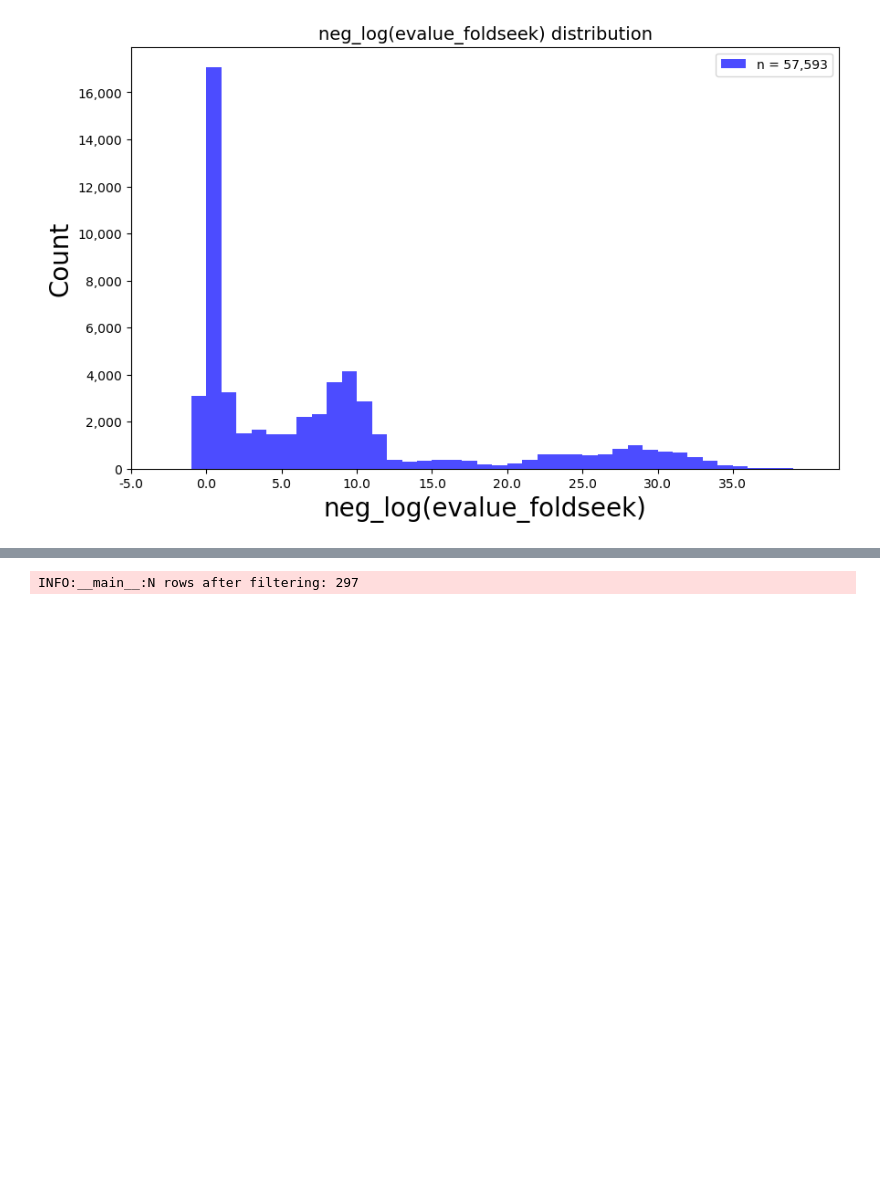
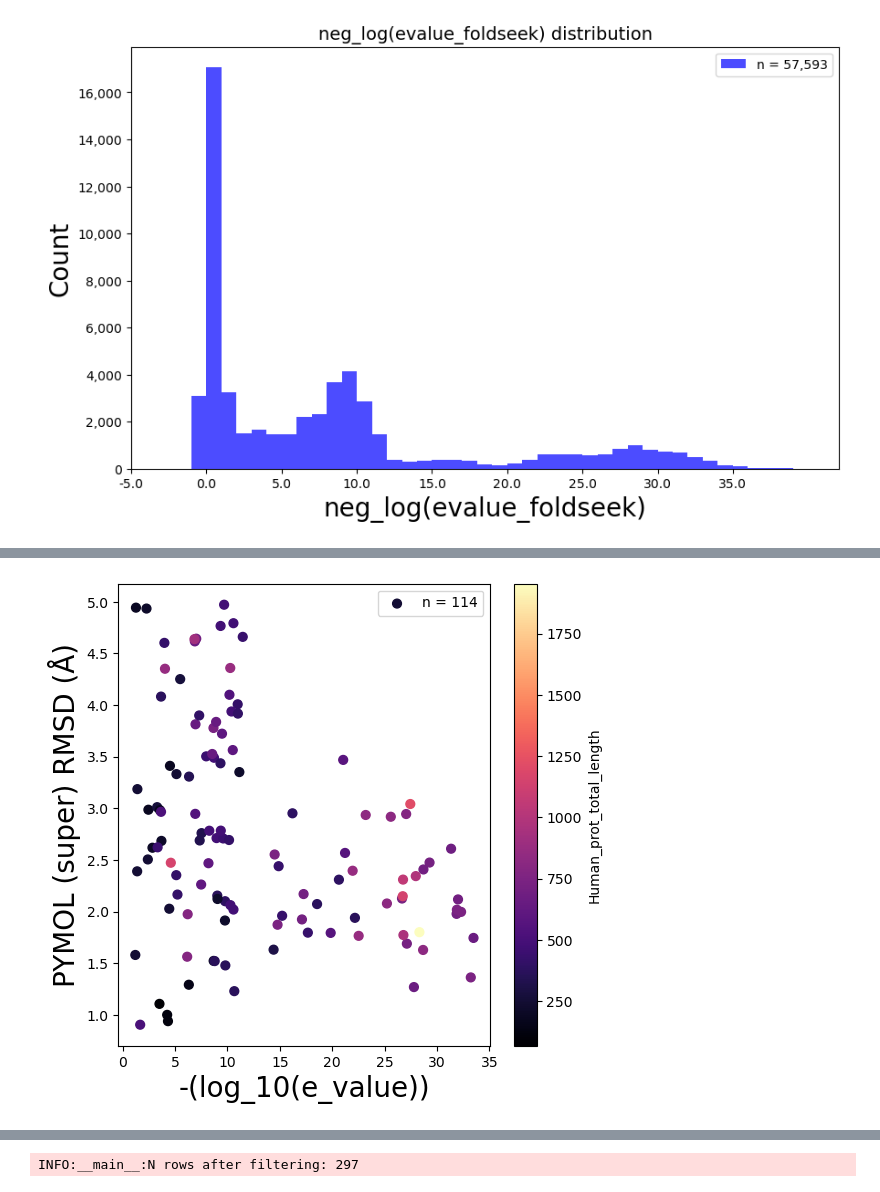
Before and after one commit to juliandeanmoran/BISSH, a Jupyter notebook: testing/explore_zorya.ipynb, the cells around one changed output, grey strips where cells are left out. Drawn from its saved outputs; the diff is of its cells as text; code cells hidden in the pictures; blank space fills up the shorter version.

```diff
--- a/testing/explore_zorya.ipynb
+++ b/testing/explore_zorya.ipynb
@@ -535,0 +574,17 @@ plot_scatter(
+# %%
+# ────────────────────────────────────────────────────────────
+#       Scatter: colour by H.s. protein length
+# ────────────────────────────────────────────────────────────
+
+plot_scatter(
+    df=df_forPlot,
+    col_x=VAR_NAME_LOG_EVALUE,
+    col_y="PyMOL_RMSD",
+    colour_col="Human_prot_total_length",
+    cmap="magma",
+    x_axis_label='-(log_10(e_value))',
+    y_axis_label=f'PYMOL ({PYMOL_ALIGN_METHOD}) RMSD (Å)',
+    out_path=f"{OUT_DIR}/scatter_evalue_pymol-{PYMOL_ALIGN_METHOD}_hsAA_n={len(df_forPlot)}",
+)
+# %% [output]
+[figure, added]
```
Also changed, not shown: parts of 11 cells of this notebook, 16 other files.
